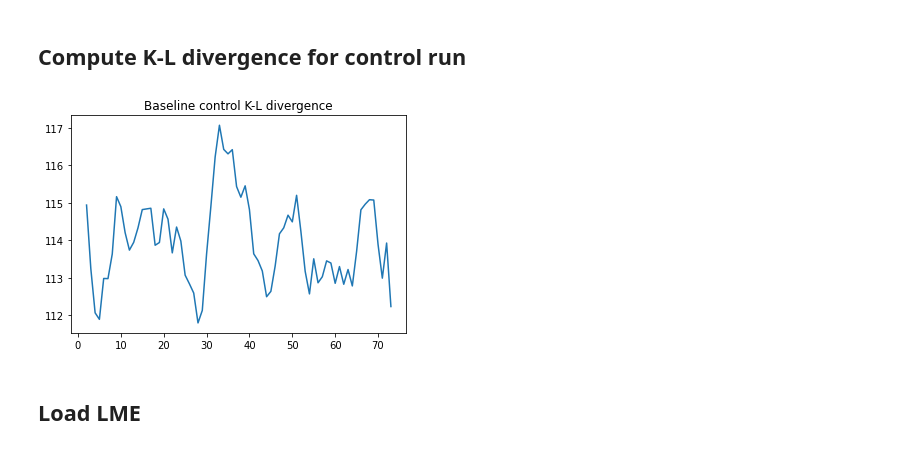
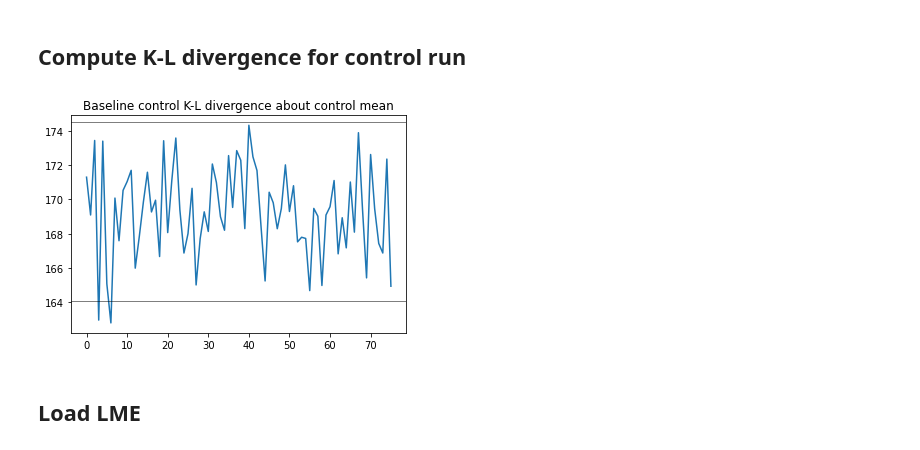
Before and after one commit to amrhein/SEOFs, a Jupyter notebook: es_LME.ipynb, the cells around one changed output. Saved outputs shown, nothing was run; the diff lists cells and outputs as text; code cells hidden in the pictures.

```diff
--- a/es_LME.ipynb
+++ b/es_LME.ipynb
@@ -72,47 +210,37 @@ ce2 = ce1.reshape(nlat*nlon,el,cnens)
 # time, space, nens
 ce  = ce2.transpose([1,0,2])
 # %%
+binsize = 1
+
 # Need to compute reduced-space form
 nEOF = 500
 reg = 1
 [cer,uce,sce]   = ens.reduce_space(ce,nEOF)
 
-binsize = 5
-
-# Get time-varying reduced-space covariances
-#[Cco,tCco]       = ens.mk_covs(cer,np.arange(el),binsize)
-#ch = 0
-#Cc = Cco[ch:-ch,:,:]
-#tCc = tCco[ch:-ch]
 [Cc,tCc]       = ens.mk_covs(cer,np.arange(el),binsize)
 [tdc,_,_]      = Cc.shape
 Cvc            = Cc.reshape(tdc,nEOF**2).T
 
 # No smoothing for mean
 [Ccm,tCcm]        = ens.mk_covs(cer,np.arange(el),1)
 [tdcm,_,_]       = Ccm.shape
 Cvcm             = Ccm.reshape(tdcm,nEOF**2).T
 Cmc = Cvcm.mean(axis=1, keepdims=True).reshape(nEOF,nEOF)
 
-#cers = cer.transpose(1,0,2).reshape(nEOF,tdn)
-#Cmc  = (1/tdn-1)*cers.dot(cers.T)
-#Cmc = 1/(999)*np.diag(sce[:nEOF])
-
 m0 = np.zeros(nEOF)
 m1 = np.zeros(nEOF)
 
 kldc = np.empty(tdc)
-test = np.random.randn(nEOF,nEOF)
 for ii in np.arange(tdc):
     kldc[ii]   = ens.KLdiv(Cc[ii,:,:]+reg*np.eye(nEOF),Cmc+reg*np.eye(nEOF),m0,m1)
-    #kldc[ii]   = np.trace(Cc[ii,:,:])
-    #kldc[ii]   = ens.KLdiv(Cc[ii,:,:],.0001*test.dot(test.T),m0,m1)
 
 plt.plot(tCc,kldc)
-plt.title('Baseline control K-L divergence')
+plt.axhline(np.mean(kldc)+2*np.std(kldc),c='k',linewidth=.5)
+plt.axhline(np.mean(kldc)-2*np.std(kldc),c='k',linewidth=.5)
+plt.title('Baseline control K-L divergence about control mean')
 plt.show()
 # %% [output]
-[figure, old version]
+[figure, new version]
 # %% [markdown]
 ## Load LME
 # %%
```
Also changed, not shown: parts of 6 cells of this notebook.
